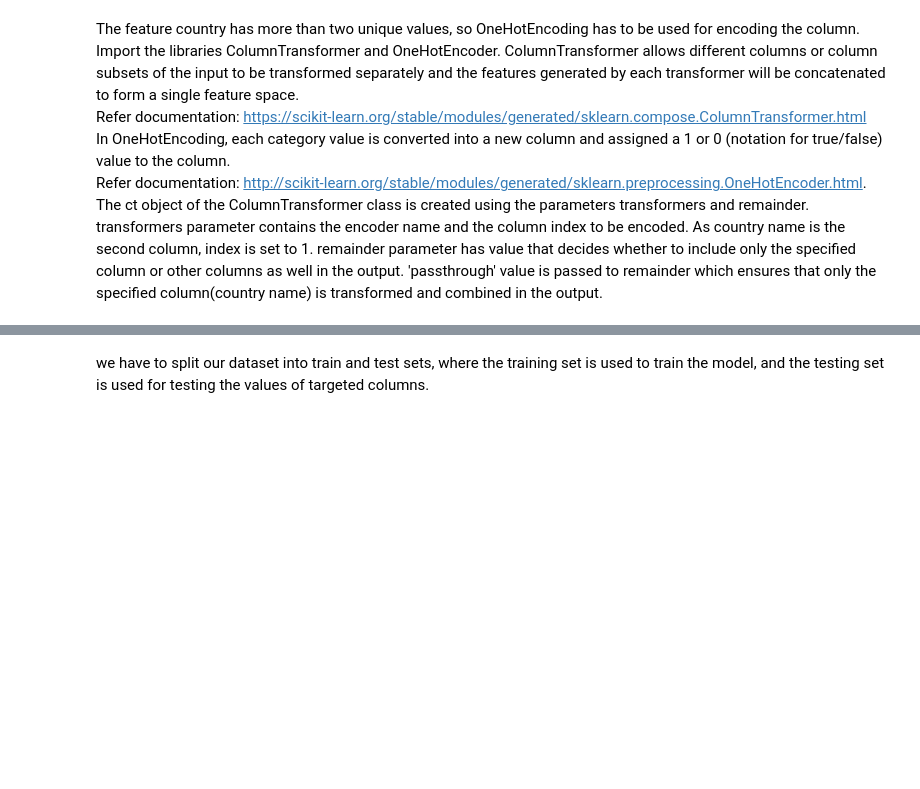
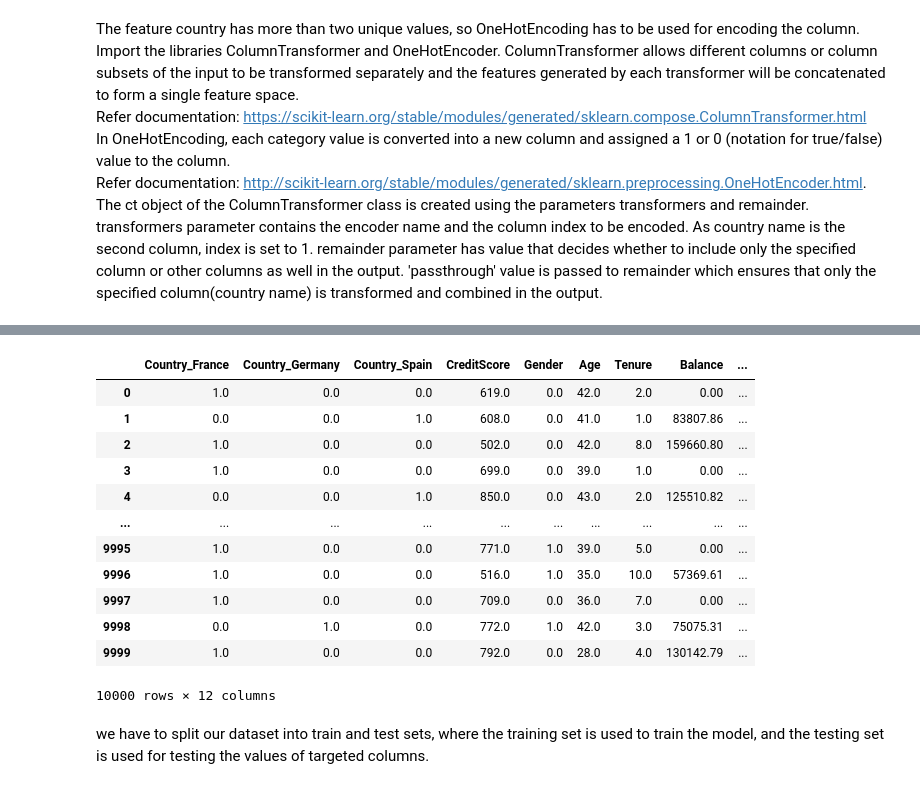
Before and after one commit to AbhisekBag/CloudyML, a Jupyter notebook: Deep Learning/NLP/NLP Module3.4.ipynb, the cells around one changed output, grey strips where cells are left out. Saved outputs shown, nothing was run; the diff lists cells and outputs as text; code cells hidden in the pictures; blank space fills up the shorter version.

```diff
--- a/Deep Learning/NLP/NLP Module3.4.ipynb
+++ b/Deep Learning/NLP/NLP Module3.4.ipynb
@@ -259,9 +251,10 @@ Gender will have some correlation with other features so it is necessary to keep
 Next we create labelEncoder object for using features of converting into machine readable form. After creating object of labelEncoder We will fit and transform the gender column into it for machine readable form.
 # %%
 #importing LabelEnoder from sklearn
-
+from sklearn.preprocessing import LabelEncoder
 #gender column in index 2
-#X[:, 2] = le.fit_transform(X[:, 2])
+le = LabelEncoder()
+X['Gender'] = le.fit_transform(X['Gender'])
 #The above line is given for fit and transform of gender column
 # %% [markdown]
 The feature country has more than two unique values, so OneHotEncoding has to be used for encoding the column. Import the libraries ColumnTransformer and OneHotEncoder. ColumnTransformer allows different columns or column subsets of the input to be transformed separately and the features generated by each transformer will be concatenated to form a single feature space. <br>
@@ -277,4 +265,10 @@ YouTubeVideo('ZS0hzcA5w9I', width=600, height=300)
 # %%
 # Importing ColumnTransformer,OneHotEncoder
+from sklearn.compose import ColumnTransformer
+from sklearn.preprocessing import OneHotEncoder
+#country name is present in 1st index value
+cl = ColumnTransformer(transformers=[
+    ('encoder',OneHotEncoder(),[1])
+] ,remainder='passthrough')
 
-#country name is present in 1st index value
+X_transformed = cl.fit_transform(X)
@@ -291,2 +275,26 @@ YouTubeVideo('ZS0hzcA5w9I', width=600, height=300)
+# %%
+# Get the column names for the OneHotEncoded columns
+one_hot_encoded_columns = ct.transformers_[0][1].get_feature_names_out(['Country'])
+# Combine one-hot encoded columns with the original columns (excluding the original 'Country' column)
+transformed_df = pd.DataFrame(
+    X_transformed,
+    columns=list(one_hot_encoded_columns) + [X.columns[0]] + X.columns[2:].tolist()
+)
+# %%
+transformed_df
+# %% [output]
+|  | Country_France | Country_Germany | Country_Spain | CreditScore | Gender | Age | Tenure | Balance | ... |
+| 0 | 1.0 | 0.0 | 0.0 | 619.0 | 0.0 | 42.0 | 2.0 | 0.00 | ... |
+| 1 | 0.0 | 0.0 | 1.0 | 608.0 | 0.0 | 41.0 | 1.0 | 83807.86 | ... |
+| 2 | 1.0 | 0.0 | 0.0 | 502.0 | 0.0 | 42.0 | 8.0 | 159660.80 | ... |
+| 3 | 1.0 | 0.0 | 0.0 | 699.0 | 0.0 | 39.0 | 1.0 | 0.00 | ... |
+| 4 | 0.0 | 0.0 | 1.0 | 850.0 | 0.0 | 43.0 | 2.0 | 125510.82 | ... |
+| ... | ... | ... | ... | ... | ... | ... | ... | ... | ... |
+| 9995 | 1.0 | 0.0 | 0.0 | 771.0 | 1.0 | 39.0 | 5.0 | 0.00 | ... |
+| 9996 | 1.0 | 0.0 | 0.0 | 516.0 | 1.0 | 35.0 | 10.0 | 57369.61 | ... |
+| 9997 | 1.0 | 0.0 | 0.0 | 709.0 | 0.0 | 36.0 | 7.0 | 0.00 | ... |
+| 9998 | 0.0 | 1.0 | 0.0 | 772.0 | 1.0 | 42.0 | 3.0 | 75075.31 | ... |
+| 9999 | 1.0 | 0.0 | 0.0 | 792.0 | 0.0 | 28.0 | 4.0 | 130142.79 | ... |
+10000 rows × 12 columns
 # %% [markdown]
 we have to split our dataset into train and test sets, where the training set is used to train the model, and the testing set is used for testing the values of targeted columns.
```
Also changed, not shown: parts of 35 cells of this notebook, 2 other files.
